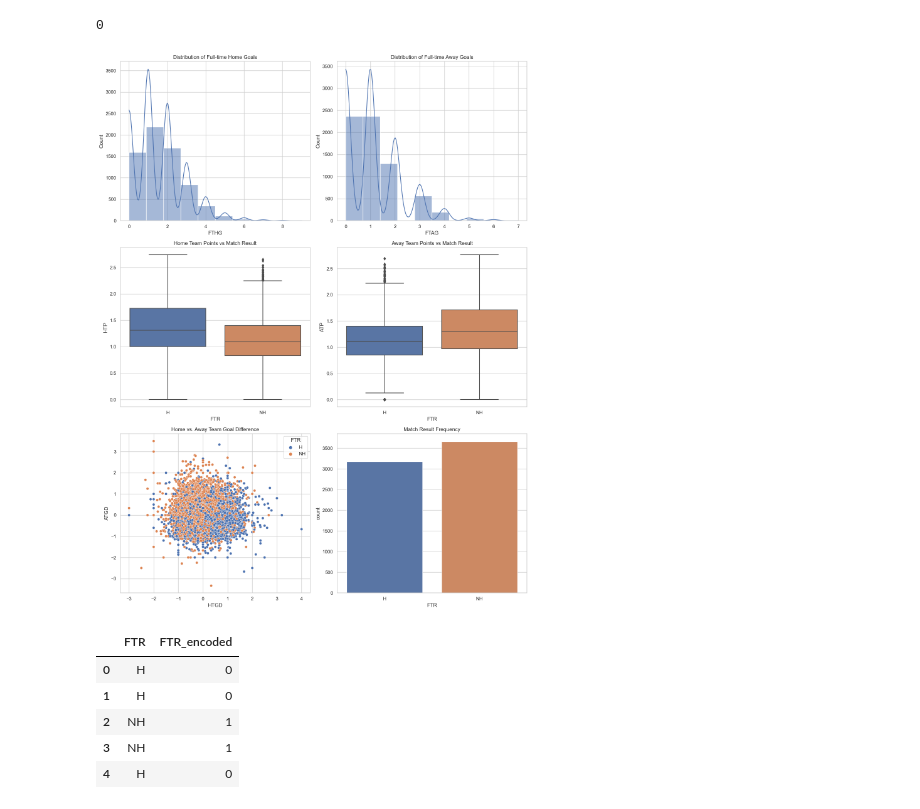
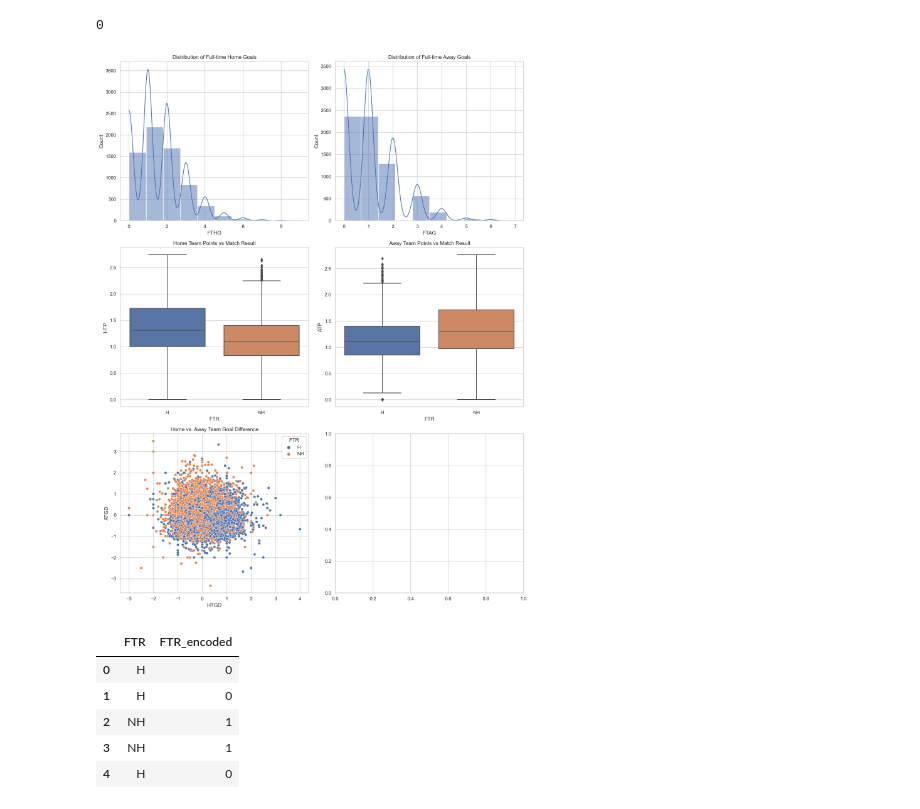
Before and after one commit to robbiedibari/CAP4610Final, a Jupyter notebook: prediction.ipynb, the cells around one changed output. Cells and saved outputs as stored; diff of their text form; code cells hidden in the pictures.

```diff
--- a/prediction.ipynb
+++ b/prediction.ipynb
@@ -459,31 +459,28 @@ new_data_set = new_data_set.dropna()
 # %%
 # Setting up visualization parameters:
 sns.set(style="whitegrid")
 # Prepare a figure for multiple plots:
 fig, axes = plt.subplots(nrows=3, ncols=2, figsize=(14, 18))
 # Plotting distributions and relationships
 sns.histplot(data=new_data_set, x='FTHG', bins=10, kde=True, ax=axes[0, 0])
 axes[0, 0].set_title('Distribution of Full-time Home Goals')
 
 sns.histplot(data=new_data_set, x='FTAG', bins=10, kde=True, ax=axes[0, 1])
 axes[0, 1].set_title('Distribution of Full-time Away Goals')
 
 sns.boxplot(x='FTR', y='HTP', data=new_data_set, ax=axes[1, 0])
 axes[1, 0].set_title('Home Team Points vs Match Result')
 
 sns.boxplot(x='FTR', y='ATP', data=new_data_set, ax=axes[1, 1])
 axes[1, 1].set_title('Away Team Points vs Match Result')
 
 sns.scatterplot(x='HTGD', y='ATGD', hue='FTR', data=new_data_set, ax=axes[2, 0])
 axes[2, 0].set_title('Home vs. Away Team Goal Difference')
 
-sns.countplot(x='FTR', data=new_data_set, ax=axes[2, 1])
-axes[2, 1].set_title('Match Result Frequency')
-
 plt.tight_layout()
 plt.show()
 # %% [output]
-[figure, old version]
+[figure, new version]
 # %%
 # Feature engineering: Creating interaction features
 new_data_set['H_vs_A_Goal_Scored_Diff'] = new_data_set['HTGS'] - new_data_set['ATGS']
```
Also changed, not shown: parts of 14 cells of this notebook.
